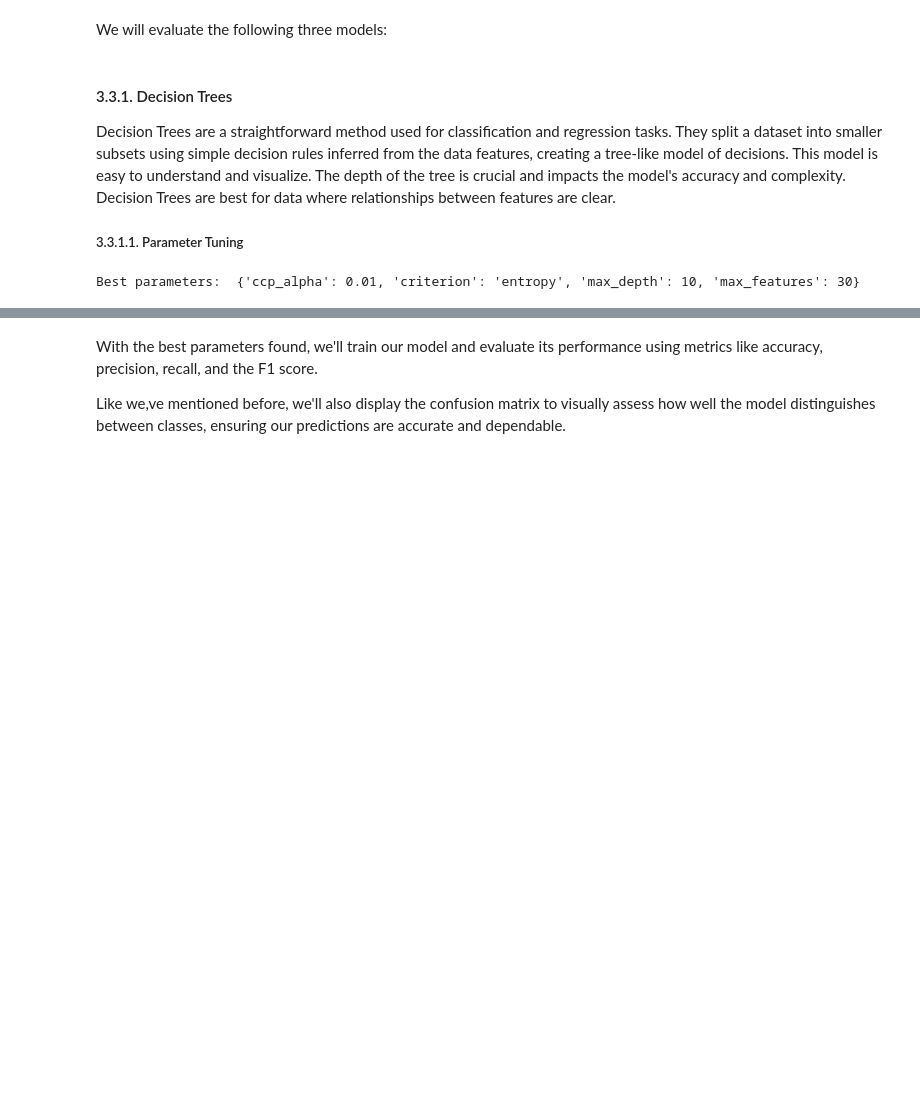
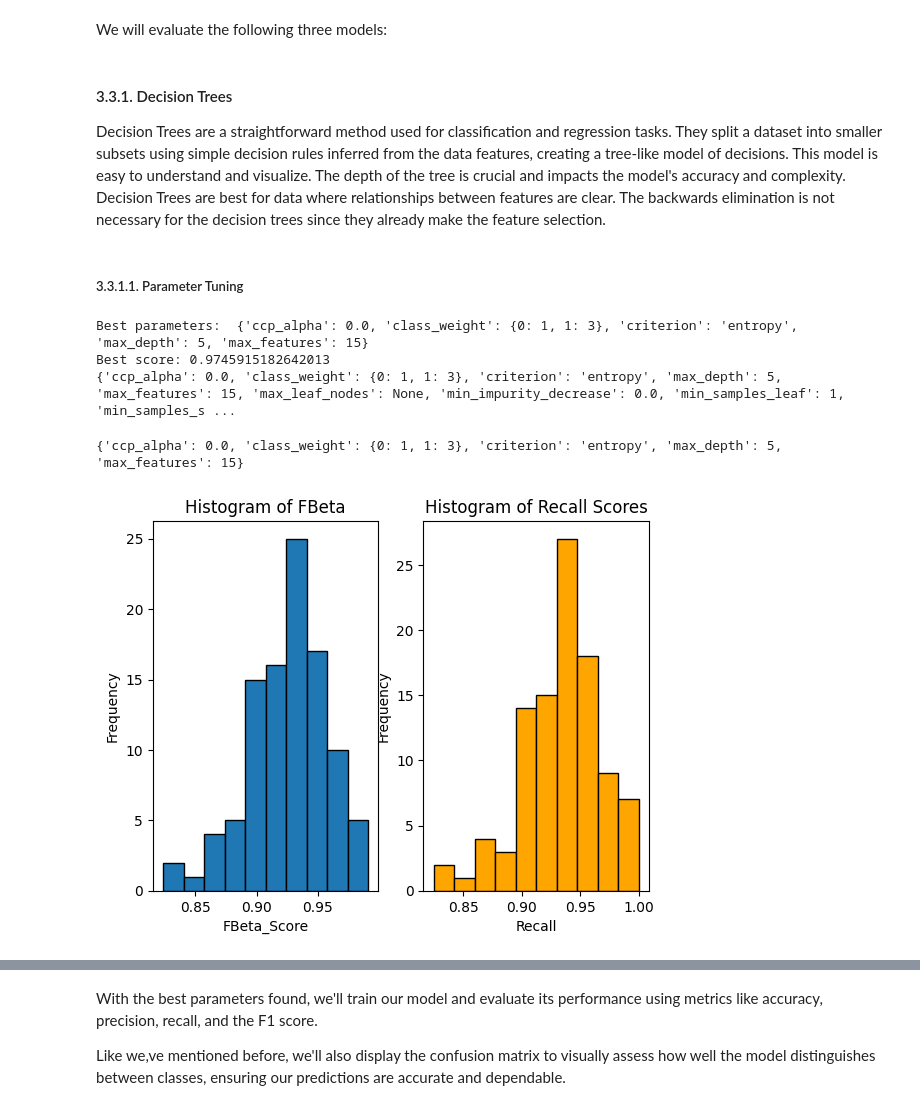
Before and after one commit to franciscaguimaraes/FEUP-IA, a Jupyter notebook: assignment2/src/notebook.ipynb, the cells around one changed output, grey strips where cells are left out. Drawn from its saved outputs; the diff is of its cells as text; code cells hidden in the pictures; blank space fills up the shorter version.

Commit message:
decision tree to this checkpoint

```diff
--- a/assignment2/src/notebook.ipynb
+++ b/assignment2/src/notebook.ipynb
@@ -765,5 +771,4 @@ We will evaluate the following three models:
 #### 3.3.1. Decision Trees
 
 Decision Trees are a straightforward method used for classification and regression tasks. They split a dataset into smaller subsets using simple decision rules inferred from the data features, creating a tree-like model of decisions. This model is easy to understand and visualize. The depth of the tree is crucial and impacts the model's accuracy and complexity. Decision Trees are best for data where relationships between features are clear.
-
-##### 3.3.1.1. Parameter Tuning
+The backwards elimination is not necessary for the decision trees since they already make the feature selection.
@@ -770,7 +784,17 @@ Decision Trees are a straightforward method used for classification and regressi
+# %% [markdown]
+##### 3.3.1.1. Parameter Tuning
 # %%
+from sklearn.model_selection import GridSearchCV
+from sklearn.metrics import make_scorer
+from sklearn.metrics import fbeta_score
+from sklearn.metrics import precision_score, recall_score
+
 dtc = DecisionTreeClassifier()
 
-best = True
+def custom_fbeta_score(y_true, y_pred, Beta):
+    return fbeta_score(y_true, y_pred, beta=Beta, pos_label=1)
+
+best = False
 if (best):
     parameter_grid = {'max_depth': [10],
                     'max_features': [30],
@@ -782,20 +806,71 @@ else:
                     'max_features': [15, 20, 25, 30],
                     'criterion': ['gini', 'entropy', 'log_loss'],
                     'ccp_alpha' : [0.0,0.010,0.02,0.030,0.040],
+                    'class_weight' : [{0 : 1, 1 : 4}, {0 : 1 , 1 : 2}, {0 : 1 , 1 : 3}]
                     }
+
+custom_fbeta_scorer = make_scorer(custom_fbeta_score, Beta=4)
 
 # Using SMOTE to balance the dataset and split it into training and testing sets
 (training_inputs, testing_inputs, training_classes, testing_classes) = applySampling(
-    all_inputs, all_labels, 0.25)
+    all_inputs_dc, all_labels_dc, 0.25)
+
 
 training_inputs = standardize(training_inputs)
 testing_inputs = standardize(testing_inputs)
 
 cross_validation = StratifiedKFold(n_splits=10)
 
-grid_search = GridSearchCV(dtc, param_grid=parameter_grid, cv=cross_validation)
+grid_search = GridSearchCV(dtc, param_grid=parameter_grid, cv=cross_validation, scoring=custom_fbeta_scorer)
 grid_search.fit(training_inputs, training_classes)
 
+best_params = grid_search.best_params_
+dtc.set_params(**best_params)
+
 print('Best parameters: ', grid_search.best_params_)
+
+print('Best score: {}'.format(grid_search.best_score_))
+
+print(dtc.get_params())
 # %% [output]
-Best parameters:  {'ccp_alpha': 0.01, 'criterion': 'entropy', 'max_depth': 10, 'max_features': 30}
+Best parameters:  {'ccp_alpha': 0.0, 'class_weight': {0: 1, 1: 3}, 'criterion': 'entropy', 'max_depth': 5, 'max_features': 15}
+Best score: 0.9745915182642013
+{'ccp_alpha': 0.0, 'class_weight': {0: 1, 1: 3}, 'criterion': 'entropy', 'max_depth': 5, 'max_features': 15, 'max_leaf_nodes': None, 'min_impurity_decrease': 0.0, 'min_samples_leaf': 1, 'min_samples_s ...
+# %%
+import matplotlib.pyplot as plt
+from sklearn.tree import DecisionTreeClassifier
+from sklearn.model_selection import train_test_split
+from sklearn.metrics import f1_score
+from sklearn.metrics import fbeta_score
+
+print(best_params)
+
+model_f1 = []
+model_recall =  []
+
+for repetition in range(100):
+    X_train, X_test, y_train, y_test = train_test_split(all_inputs_dc, all_labels_dc, test_size=0.25)
+    decision_tree_classifier = DecisionTreeClassifier()
+    decision_tree_classifier.set_params(**best_params)
+    decision_tree_classifier.fit(X_train, y_train)
+    predictions = decision_tree_classifier.predict(X_test)
+    fbeta = fbeta_score(y_test, predictions, pos_label= 1 , beta = 4)
+    recall = recall_score(y_test, predictions, pos_label= 1 )
+    model_f1.append(fbeta)
+    model_recall.append(recall)
+
+
+plt.subplot(1, 2, 1)
+plt.hist(model_f1, bins=10, edgecolor='black')
+plt.title('Histogram of FBeta')
+plt.xlabel('FBeta_Score')
+plt.ylabel('Frequency')
+plt.subplot(1, 2, 2)
+plt.hist(model_recall, bins=10, edgecolor='black', color = 'orange')
+plt.title('Histogram of Recall Scores')
+plt.xlabel('Recall')
+plt.ylabel('Frequency')
+plt.show()
+# %% [output]
+{'ccp_alpha': 0.0, 'class_weight': {0: 1, 1: 3}, 'criterion': 'entropy', 'max_depth': 5, 'max_features': 15}
+[figure, added]
```
Also changed, not shown: parts of 13 cells of this notebook.
